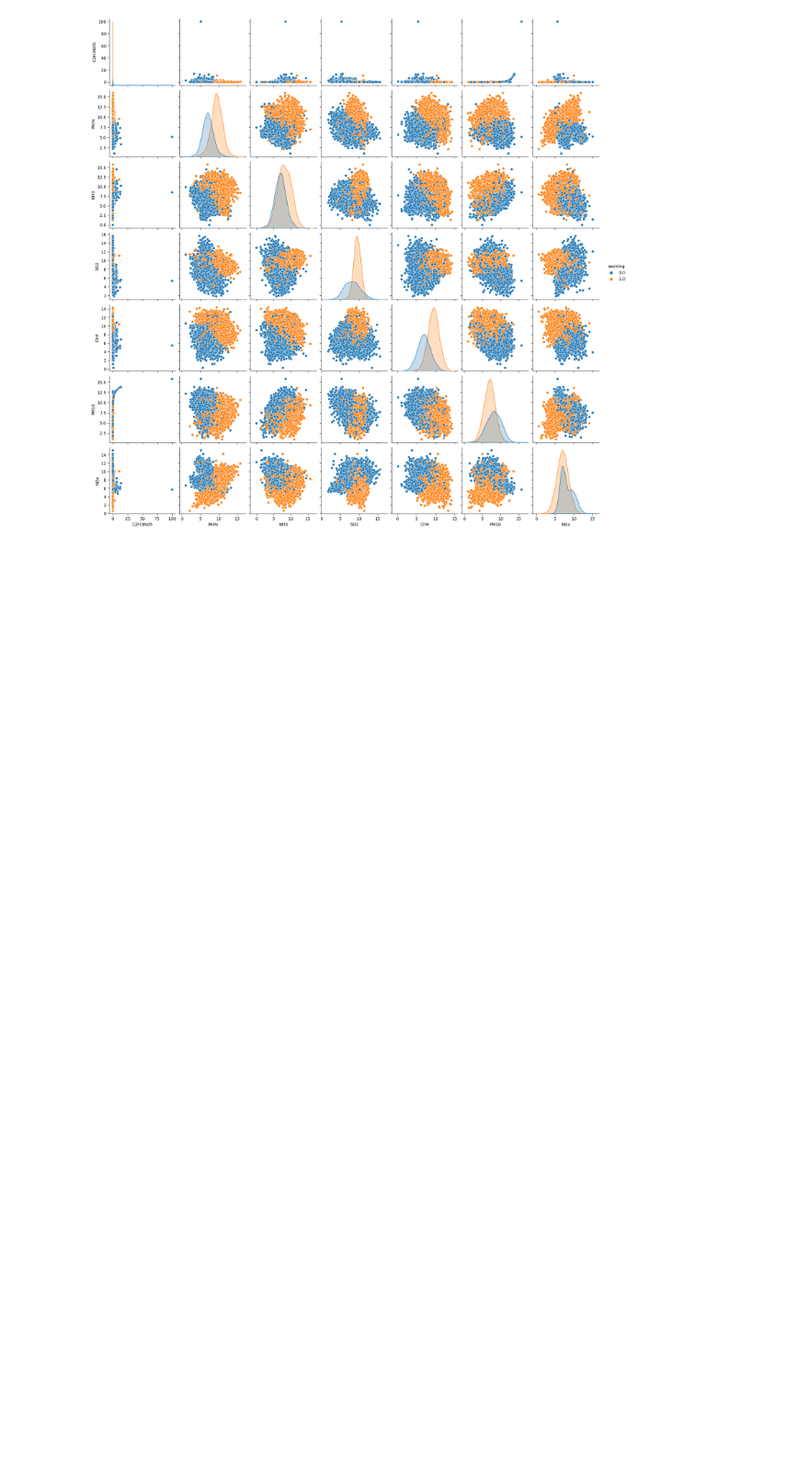
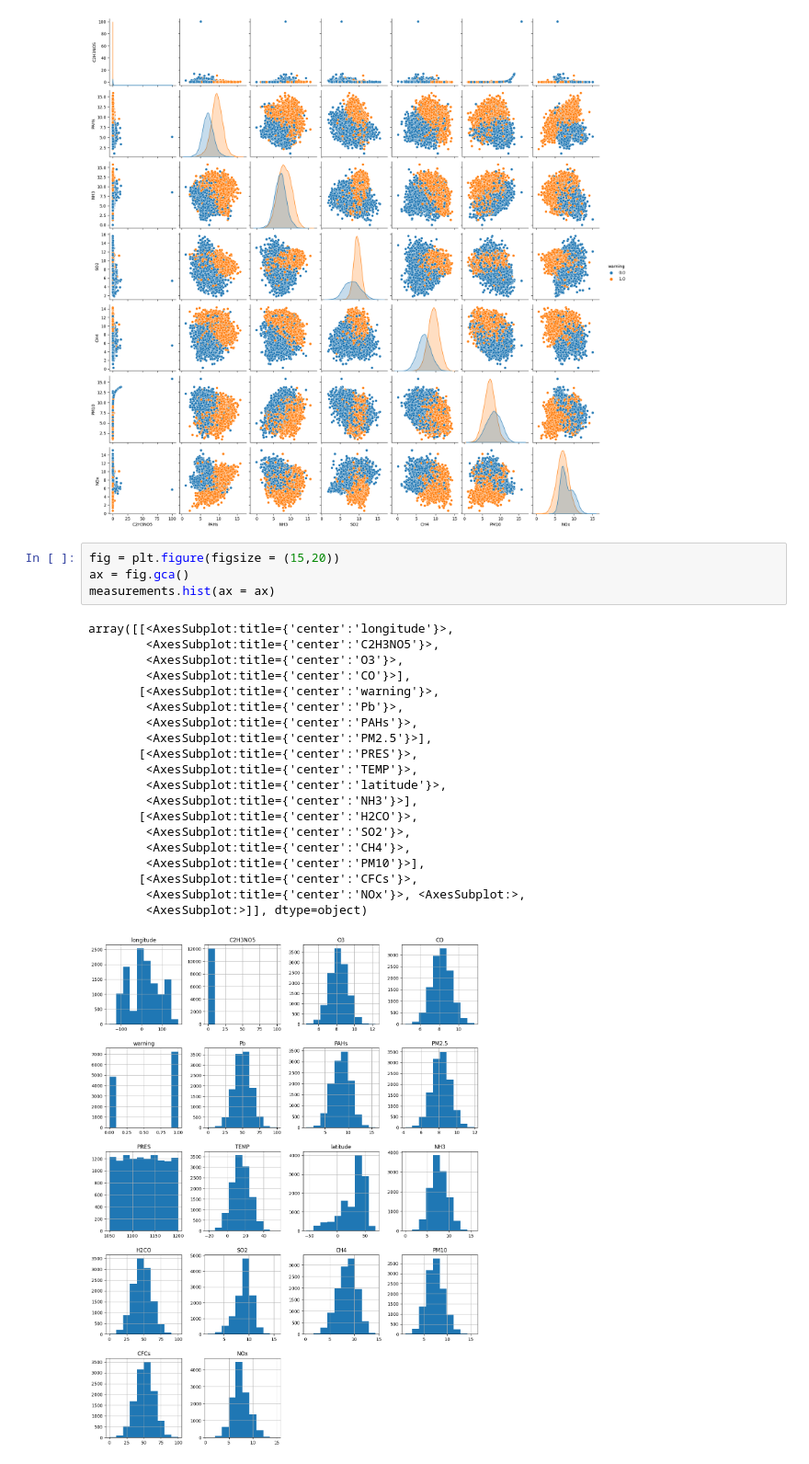
Before and after one commit to Marraff/inteligent-data-analysis, a Jupyter notebook: 1-faza-projekt-IAU.ipynb, the cells around one changed output. Shown at 92% size. Cells and saved outputs as stored; diff of their text form; blank space fills up the shorter version.

Commit message:
riesenie zavislosti CO a warning

```diff
--- a/1-faza-projekt-IAU.ipynb
+++ b/1-faza-projekt-IAU.ipynb
@@ -545,3 +545,28 @@ sns.pairplot(measurements, vars=['C2H3NO5','PAHs','NH3','SO2','CH4','PM10','NOx'
 # %% [output]
 <seaborn.axisgrid.PairGrid at 0x...>
 [figure]
+# %%
+fig = plt.figure(figsize = (15,20))
+ax = fig.gca()
+measurements.hist(ax = ax)
+# %% [output]
+array([[<AxesSubplot:title={'center':'longitude'}>,
+        <AxesSubplot:title={'center':'C2H3NO5'}>,
+        <AxesSubplot:title={'center':'O3'}>,
+        <AxesSubplot:title={'center':'CO'}>],
+       [<AxesSubplot:title={'center':'warning'}>,
+        <AxesSubplot:title={'center':'Pb'}>,
+        <AxesSubplot:title={'center':'PAHs'}>,
+        <AxesSubplot:title={'center':'PM2.5'}>],
+       [<AxesSubplot:title={'center':'PRES'}>,
+        <AxesSubplot:title={'center':'TEMP'}>,
+        <AxesSubplot:title={'center':'latitude'}>,
+        <AxesSubplot:title={'center':'NH3'}>],
+       [<AxesSubplot:title={'center':'H2CO'}>,
+        <AxesSubplot:title={'center':'SO2'}>,
+        <AxesSubplot:title={'center':'CH4'}>,
+        <AxesSubplot:title={'center':'PM10'}>],
+       [<AxesSubplot:title={'center':'CFCs'}>,
+        <AxesSubplot:title={'center':'NOx'}>, <AxesSubplot:>,
+        <AxesSubplot:>]], dtype=object)
+[figure, added]
```
Also changed, not shown: parts of 10 cells of this notebook, 1 other file.
